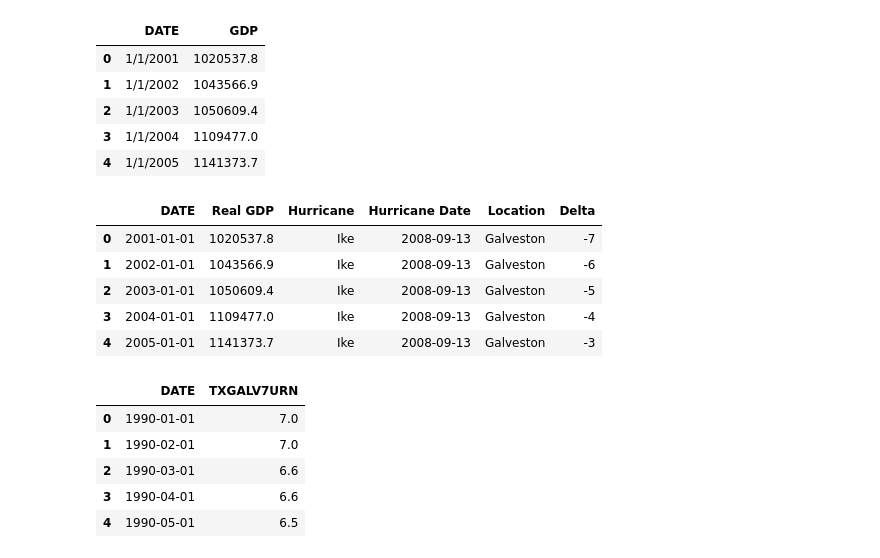
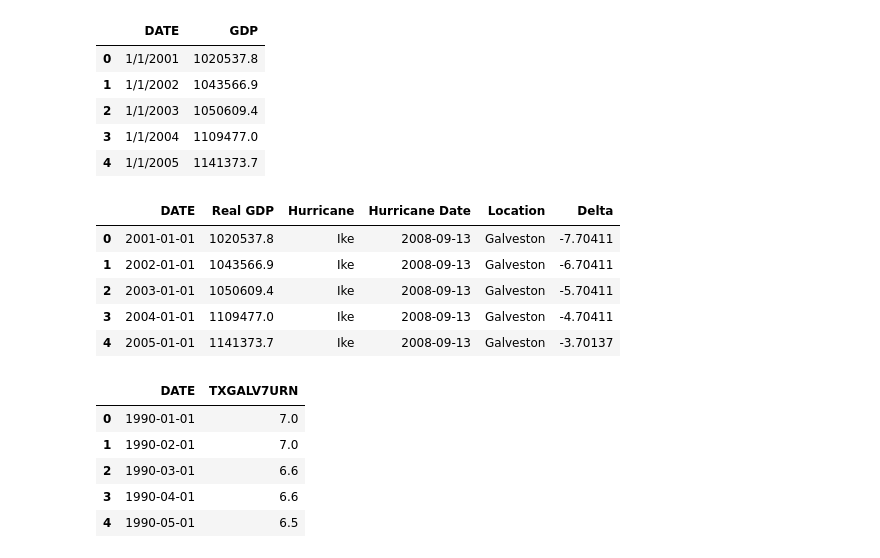
Before and after one commit to mchrzanowski27/Project1, a Jupyter notebook: Project 1 Data Ike.ipynb, the cells around one changed output. Drawn from its saved outputs; the diff is of its cells as text; code cells hidden in the pictures.

```diff
--- a/Project 1 Data Ike.ipynb
+++ b/Project 1 Data Ike.ipynb
@@ -110,33 +110,33 @@ Ike_real_GDP_df.head()
 # %%
 # remove rows prior to 1990
 
 Ike_real_GDP_df['DATE'] = pd.to_datetime(Ike_real_GDP_df['DATE'])
 
 Ike_real_GDP_df = Ike_real_GDP_df[Ike_real_GDP_df["DATE"] >= '2001-01-01']
 
 #Add hurricane, year, location
 
 Ike_real_GDP_df[['Hurricane','Hurricane Date','Location']] = pd.DataFrame([['Ike','2008-09-13','Galveston']], index = Ike_real_GDP_df.index)
 
 Ike_real_GDP_df['Hurricane Date'] = pd.to_datetime(Ike_real_GDP_df['Hurricane Date'])
 
 
 #We will need to show data from multiple years, so delta from hurricane best option
 Ike_real_GDP_df['Delta'] = ((Ike_real_GDP_df['DATE'] - Ike_real_GDP_df['Hurricane Date']).dt.days/365)
 
-Ike_real_GDP_df['Delta'] = Ike_real_GDP_df['Delta'].astype(int)
+Ike_real_GDP_df['Delta'] = Ike_real_GDP_df['Delta'].astype(float)
 
 #Rename column
 Ike_real_GDP_df = Ike_real_GDP_df.rename(columns={'GDP': 'Real GDP'})
 
 Ike_real_GDP_df.head()
 # %% [output]
 |  | DATE | Real GDP | Hurricane | Hurricane Date | Location | Delta |
-| 0 | 2001-01-01 | 1020537.8 | Ike | 2008-09-13 | Galveston | -7 |
-| 1 | 2002-01-01 | 1043566.9 | Ike | 2008-09-13 | Galveston | -6 |
-| 2 | 2003-01-01 | 1050609.4 | Ike | 2008-09-13 | Galveston | -5 |
-| 3 | 2004-01-01 | 1109477.0 | Ike | 2008-09-13 | Galveston | -4 |
-| 4 | 2005-01-01 | 1141373.7 | Ike | 2008-09-13 | Galveston | -3 |
+| 0 | 2001-01-01 | 1020537.8 | Ike | 2008-09-13 | Galveston | -7.70411 |
+| 1 | 2002-01-01 | 1043566.9 | Ike | 2008-09-13 | Galveston | -6.70411 |
+| 2 | 2003-01-01 | 1050609.4 | Ike | 2008-09-13 | Galveston | -5.70411 |
+| 3 | 2004-01-01 | 1109477.0 | Ike | 2008-09-13 | Galveston | -4.70411 |
+| 4 | 2005-01-01 | 1141373.7 | Ike | 2008-09-13 | Galveston | -3.70137 |
 # %%
 #import Econ data from Houston
 
```
Also changed, not shown: parts of 5 cells of this notebook, 7 other files.
